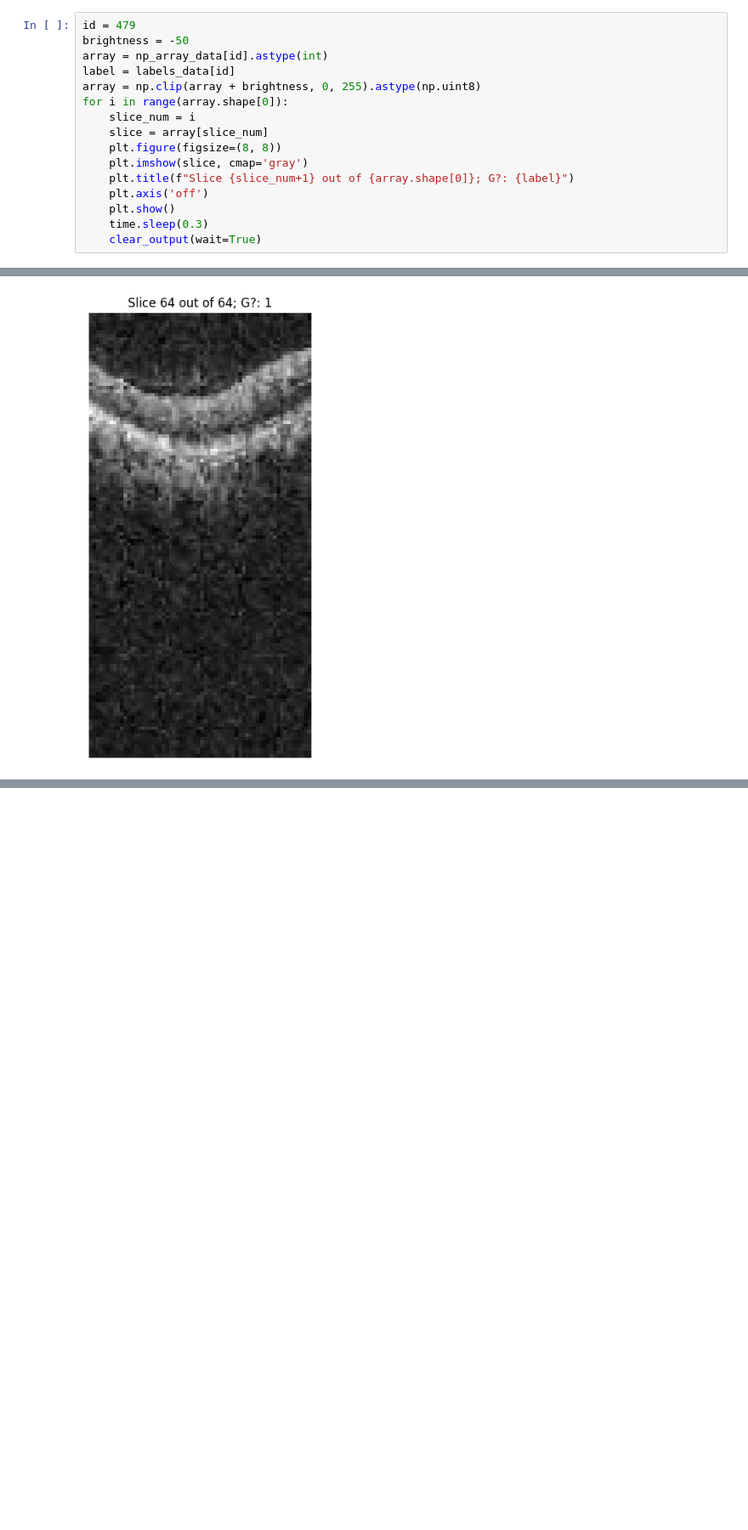
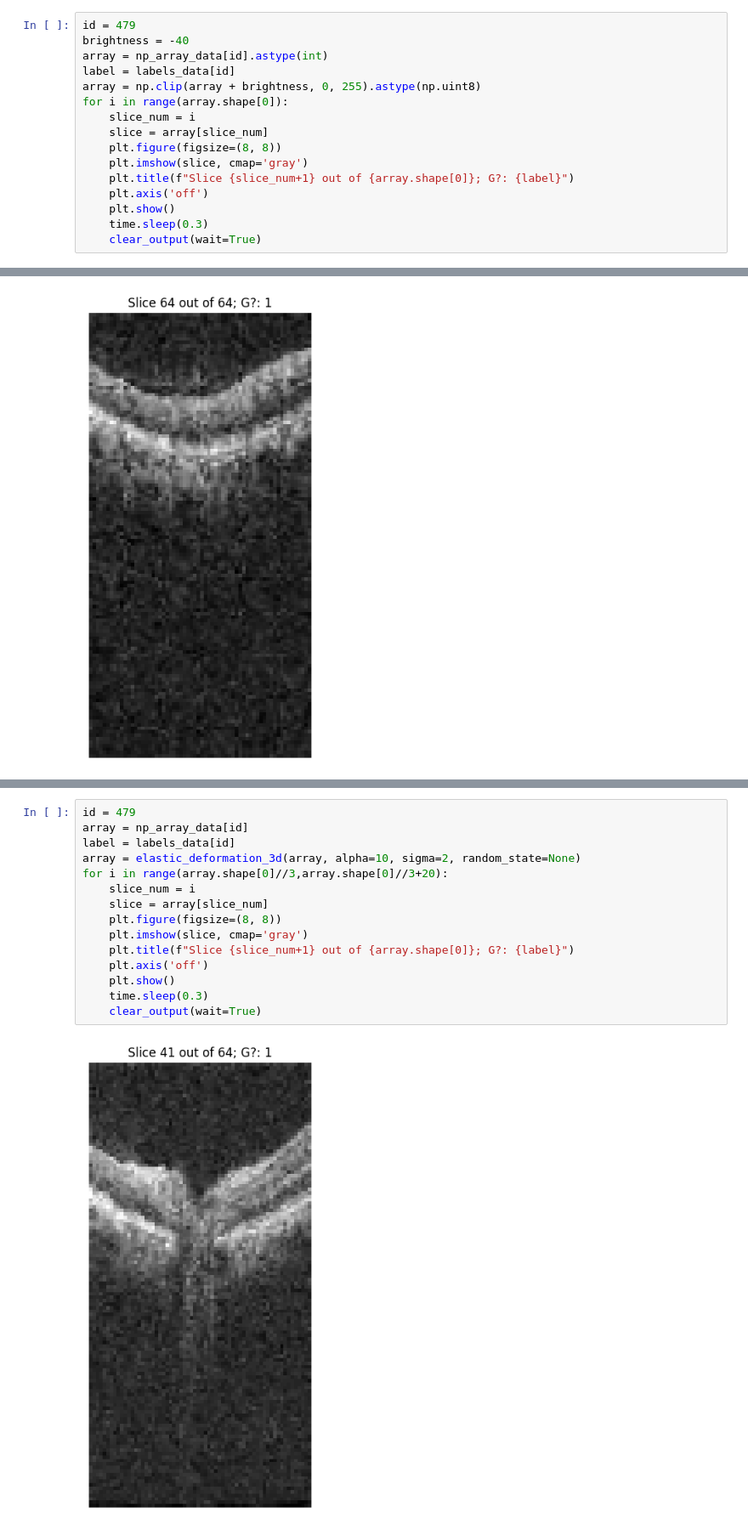
Before and after one commit to brombeersoufflee/master-thesis, a Jupyter notebook: data_exploration.ipynb, the cells around one changed output, grey strips where cells are left out. Shown: that part at 85% size. Drawn from its saved outputs; the diff is of its cells as text; blank space fills up the shorter version.

```diff
--- a/data_exploration.ipynb
+++ b/data_exploration.ipynb
@@ -205,7 +233,7 @@ plt.stairs(hist, bin_edges)
 [Back to Top](#table-of-contents)
 # %%
 id = 479
-brightness = -50
+brightness = -40
 array = np_array_data[id].astype(int)
 label = labels_data[id]
 array = np.clip(array + brightness, 0, 255).astype(np.uint8)
@@ -596,0 +675,17 @@ for i in range(array.shape[0]):
+# %%
+id = 479
+array = np_array_data[id]
+label = labels_data[id]
+array = elastic_deformation_3d(array, alpha=10, sigma=2, random_state=None)
+for i in range(array.shape[0]//3,array.shape[0]//3+20):
+    slice_num = i
+    slice = array[slice_num]
+    plt.figure(figsize=(8, 8))
+    plt.imshow(slice, cmap='gray')
+    plt.title(f"Slice {slice_num+1} out of {array.shape[0]}; G?: {label}")
+    plt.axis('off')
+    plt.show()
+    time.sleep(0.3)
+    clear_output(wait=True)
+# %% [output]
+[figure, added]
```
Also changed, not shown: parts of 16 cells of this notebook, 2 other files.
